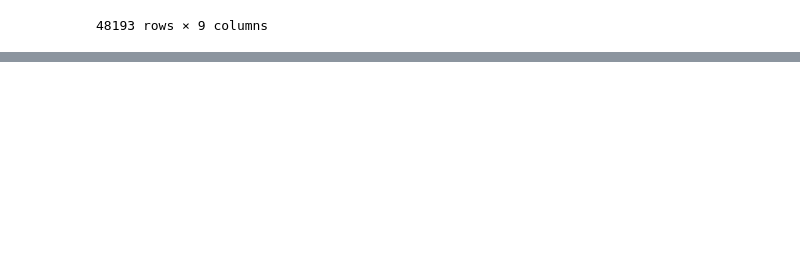
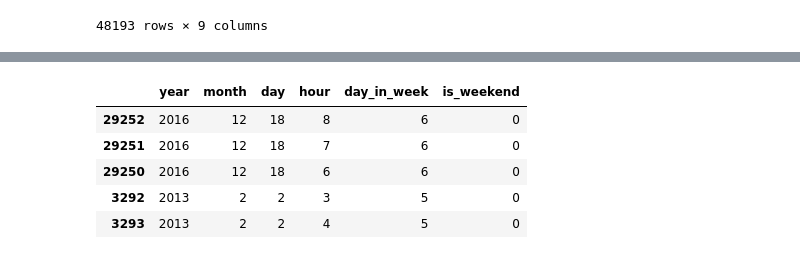
Before and after one commit to Learnheart/gis_group_d, a Jupyter notebook: model_building/feature_engineer.ipynb, the cells around one changed output, grey strips where cells are left out. Saved outputs shown, nothing was run; the diff lists cells and outputs as text; code cells hidden in the pictures; blank space fills up the shorter version.

```diff
--- a/model_building/feature_engineer.ipynb
+++ b/model_building/feature_engineer.ipynb
@@ -170,8 +169,0 @@ data
-# %%
-from datetime import datetime
-data['date_time'] = pd.to_datetime(data['date_time'])
-
-data['time'] = data['date_time'].dt.strftime('%H:%M')
-data['date'] = data['date_time'].dt.strftime('%d-%m-%Y')
-processed_data = data.drop(data[['date_time']], axis=1)
-processed_data.head()
@@ -184,0 +170,28 @@ processed_data.head()
+# %%
+from datetime import datetime
+
+def convert_date_time(col):
+  col = pd.to_datetime(col, format='%d-%m-%Y %H:%M')
+  df= pd.DataFrame()
+
+  # split date_time column into more detailed data
+  df['year'] = col.dt.year
+  df['month'] = col.dt.month
+  df['day'] = col.dt.day
+  df['hour'] = col.dt.hour
+  # from monday to sunday in ordinary
+  df['day_in_week'] = col.dt.weekday
+  df['is_weekend'] = col.isin([5, 6]).astype(int)
+
+  return df
+# %%
+date_time_features = convert_date_time(data['date_time'])
+date_time_features = pd.DataFrame(date_time_features)
+date_time_features.head()
+# %% [output]
+|  | year | month | day | hour | day_in_week | is_weekend |
+| 29252 | 2016 | 12 | 18 | 8 | 6 | 0 |
+| 29251 | 2016 | 12 | 18 | 7 | 6 | 0 |
+| 29250 | 2016 | 12 | 18 | 6 | 6 | 0 |
+| 3292 | 2013 | 2 | 2 | 3 | 5 | 0 |
+| 3293 | 2013 | 2 | 2 | 4 | 5 | 0 |
```
Also changed, not shown: parts of 7 cells of this notebook, 4 other files.
